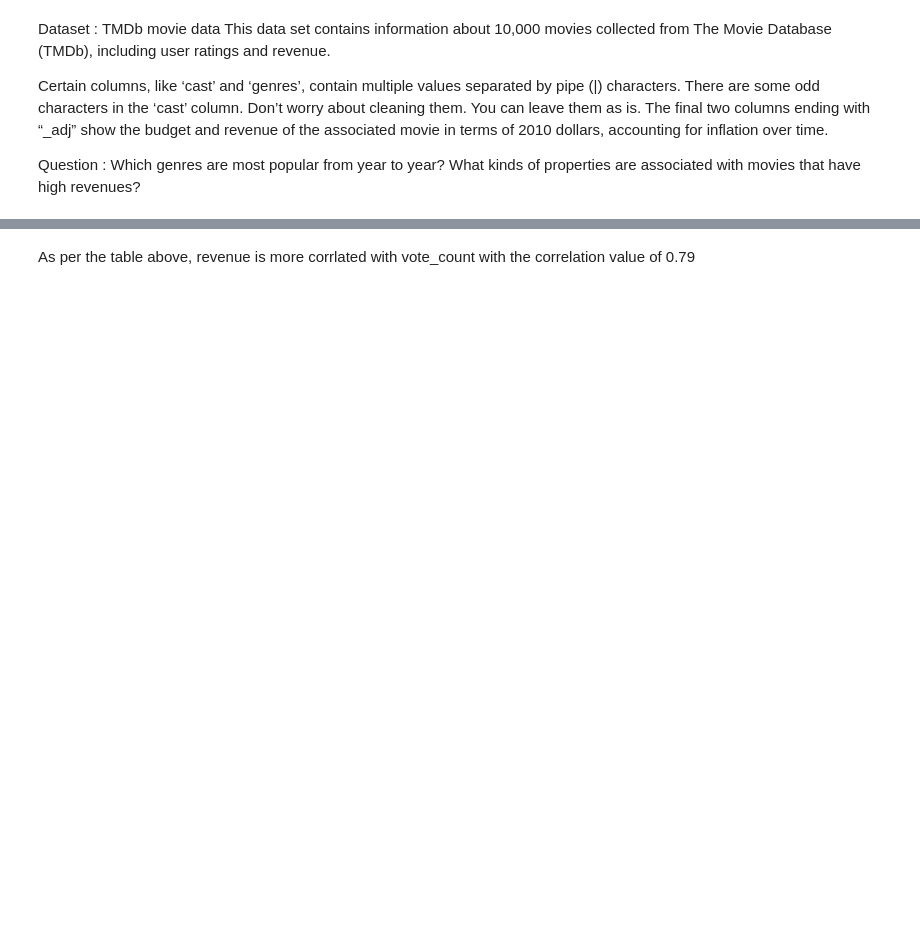
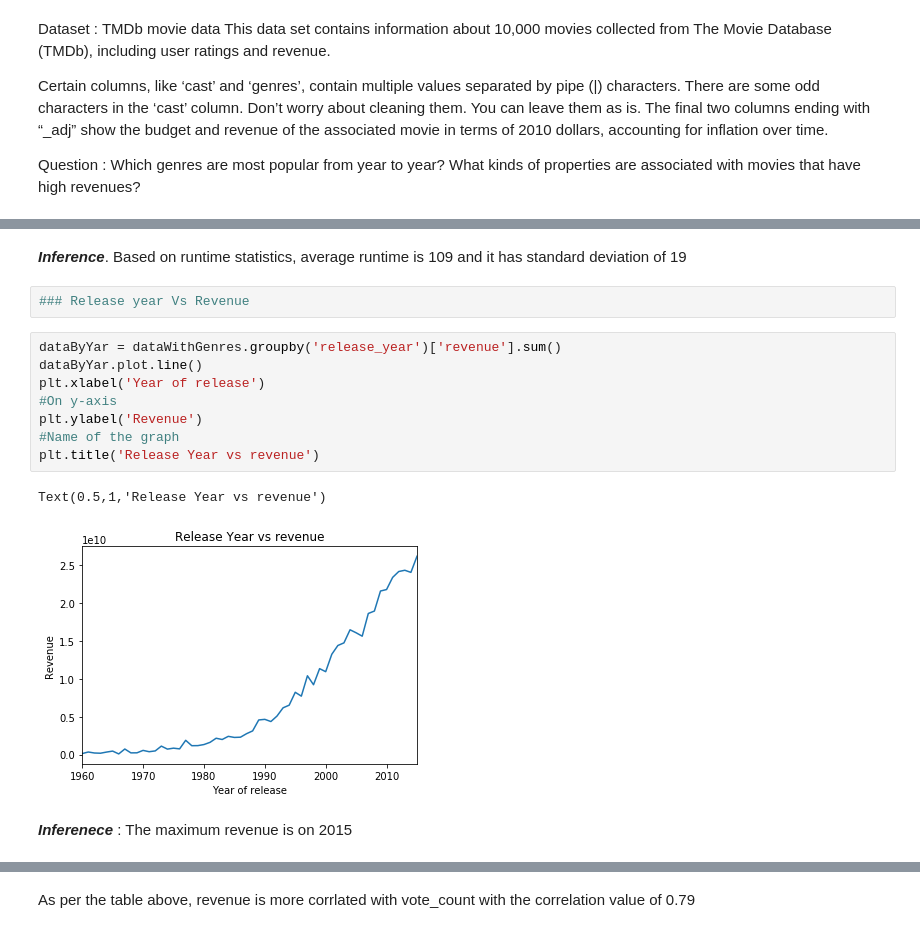
Before and after one commit to jebastincharles/tmdb-movies, a Jupyter notebook: tmdb-movies.ipynb, the cells around one changed output, grey strips where cells are left out. Drawn from its saved outputs; the diff is of its cells as text; blank space fills up the shorter version.

```diff
--- a/tmdb-movies.ipynb
+++ b/tmdb-movies.ipynb
@@ -161,0 +225,17 @@ data.corr()
+# %% [markdown]
+***Inference***. Based on runtime statistics, average runtime is 109 and it has standard deviation of 19
+# %%
+### Release year Vs Revenue
+# %%
+dataByYar = dataWithGenres.groupby('release_year')['revenue'].sum()
+dataByYar.plot.line()
+plt.xlabel('Year of release')
+#On y-axis
+plt.ylabel('Revenue')
+#Name of the graph
+plt.title('Release Year vs revenue')
+# %% [output]
+Text(0.5,1,'Release Year vs revenue')
+[figure, added]
+# %% [markdown]
+***Inferenece*** : The maximum revenue is on 2015
```
Also changed, not shown: parts of 49 cells of this notebook, 1 other file.
